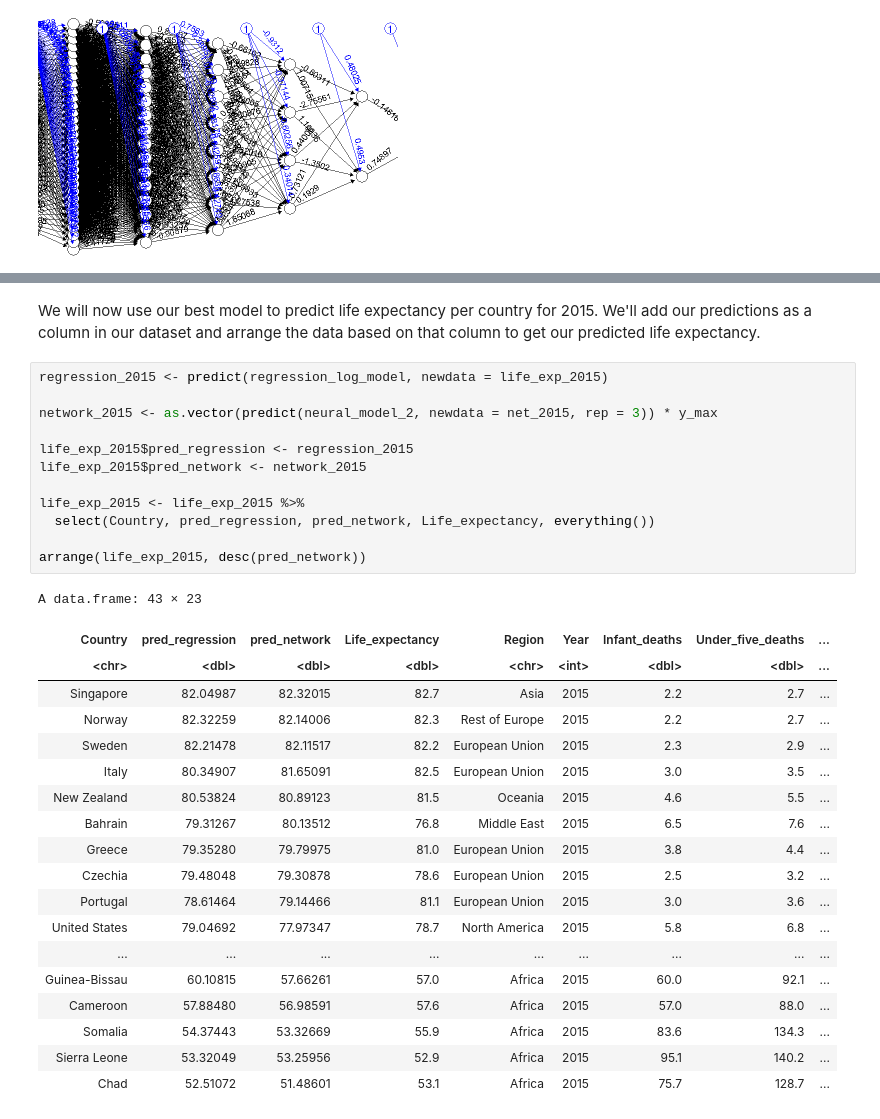
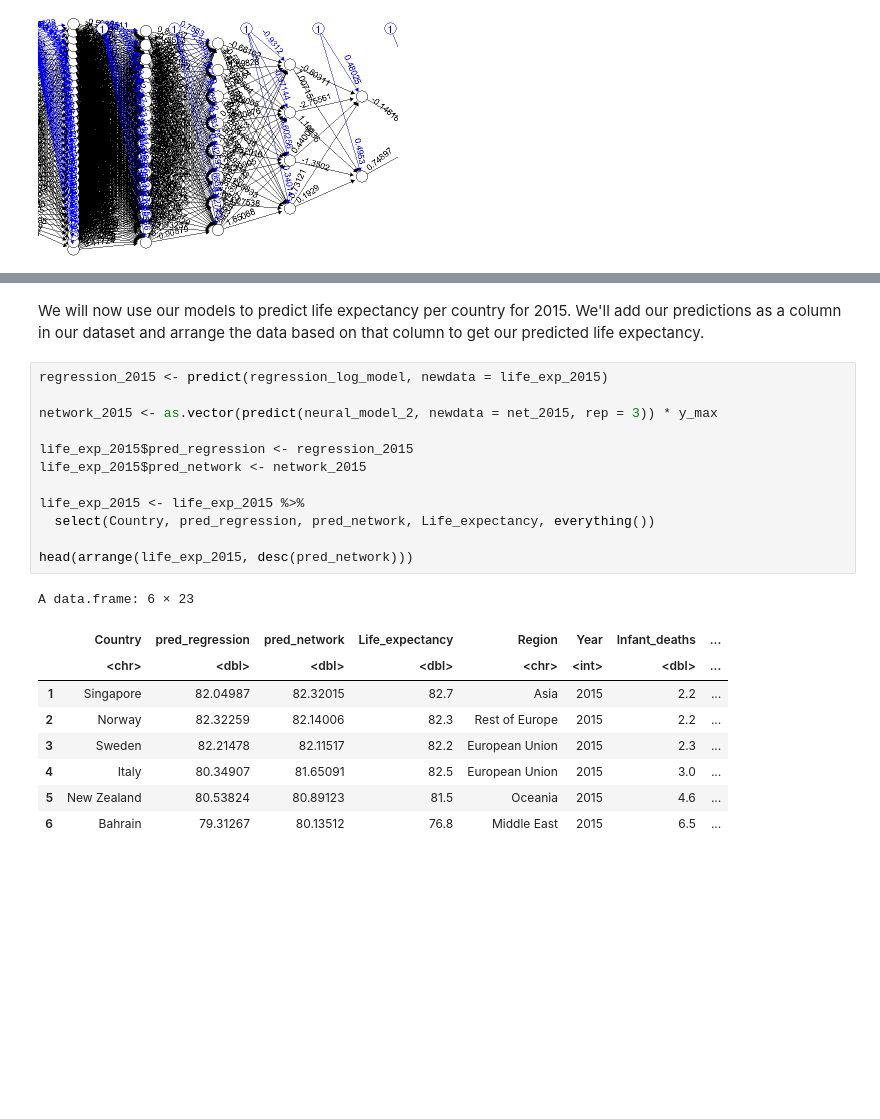
Before and after one commit to IanKang678/life-expectancy-prediction, a Jupyter notebook: notebooks/analysis.ipynb, the cells around one changed output, grey strips where cells are left out. Saved outputs shown, nothing was run; the diff lists cells and outputs as text; blank space fills up the shorter version.

```diff
--- a/notebooks/analysis.ipynb
+++ b/notebooks/analysis.ipynb
@@ -477,34 +474,24 @@ A data.frame: 43 × 21
 # %% [markdown]
-We will now use our best model to predict life expectancy per country for 2015. We'll add our predictions as a column in our dataset and arrange the data based on that column to get our predicted life expectancy.
+We will now use our models to predict life expectancy per country for 2015. We'll add our predictions as a column in our dataset and arrange the data based on that column to get our predicted life expectancy.
 # %%
 regression_2015 <- predict(regression_log_model, newdata = life_exp_2015)
 
 network_2015 <- as.vector(predict(neural_model_2, newdata = net_2015, rep = 3)) * y_max
 
 life_exp_2015$pred_regression <- regression_2015
 life_exp_2015$pred_network <- network_2015
 
 life_exp_2015 <- life_exp_2015 %>%
   select(Country, pred_regression, pred_network, Life_expectancy, everything())
 
-arrange(life_exp_2015, desc(pred_network))
+head(arrange(life_exp_2015, desc(pred_network)))
 # %% [output]
-A data.frame: 43 × 23
+A data.frame: 6 × 23
-| Country | pred_regression | pred_network | Life_expectancy | Region | Year | Infant_deaths | Under_five_deaths | ... |
-| <chr> | <dbl> | <dbl> | <dbl> | <chr> | <int> | <dbl> | <dbl> | ... |
-| Singapore | 82.04987 | 82.32015 | 82.7 | Asia | 2015 | 2.2 | 2.7 | ... |
-| Norway | 82.32259 | 82.14006 | 82.3 | Rest of Europe | 2015 | 2.2 | 2.7 | ... |
-| Sweden | 82.21478 | 82.11517 | 82.2 | European Union | 2015 | 2.3 | 2.9 | ... |
-| Italy | 80.34907 | 81.65091 | 82.5 | European Union | 2015 | 3.0 | 3.5 | ... |
-| New Zealand | 80.53824 | 80.89123 | 81.5 | Oceania | 2015 | 4.6 | 5.5 | ... |
-| Bahrain | 79.31267 | 80.13512 | 76.8 | Middle East | 2015 | 6.5 | 7.6 | ... |
-| Greece | 79.35280 | 79.79975 | 81.0 | European Union | 2015 | 3.8 | 4.4 | ... |
-| Czechia | 79.48048 | 79.30878 | 78.6 | European Union | 2015 | 2.5 | 3.2 | ... |
-| Portugal | 78.61464 | 79.14466 | 81.1 | European Union | 2015 | 3.0 | 3.6 | ... |
-| United States | 79.04692 | 77.97347 | 78.7 | North America | 2015 | 5.8 | 6.8 | ... |
-| ... | ... | ... | ... | ... | ... | ... | ... | ... |
-| Guinea-Bissau | 60.10815 | 57.66261 | 57.0 | Africa | 2015 | 60.0 | 92.1 | ... |
-| Cameroon | 57.88480 | 56.98591 | 57.6 | Africa | 2015 | 57.0 | 88.0 | ... |
-| Somalia | 54.37443 | 53.32669 | 55.9 | Africa | 2015 | 83.6 | 134.3 | ... |
-| Sierra Leone | 53.32049 | 53.25956 | 52.9 | Africa | 2015 | 95.1 | 140.2 | ... |
-| Chad | 52.51072 | 51.48601 | 53.1 | Africa | 2015 | 75.7 | 128.7 | ... |
+|  | Country | pred_regression | pred_network | Life_expectancy | Region | Year | Infant_deaths | ... |
+|  | <chr> | <dbl> | <dbl> | <dbl> | <chr> | <int> | <dbl> | ... |
+| 1 | Singapore | 82.04987 | 82.32015 | 82.7 | Asia | 2015 | 2.2 | ... |
+| 2 | Norway | 82.32259 | 82.14006 | 82.3 | Rest of Europe | 2015 | 2.2 | ... |
+| 3 | Sweden | 82.21478 | 82.11517 | 82.2 | European Union | 2015 | 2.3 | ... |
+| 4 | Italy | 80.34907 | 81.65091 | 82.5 | European Union | 2015 | 3.0 | ... |
+| 5 | New Zealand | 80.53824 | 80.89123 | 81.5 | Oceania | 2015 | 4.6 | ... |
+| 6 | Bahrain | 79.31267 | 80.13512 | 76.8 | Middle East | 2015 | 6.5 | ... |
```
Also changed, not shown: parts of 34 cells of this notebook.
